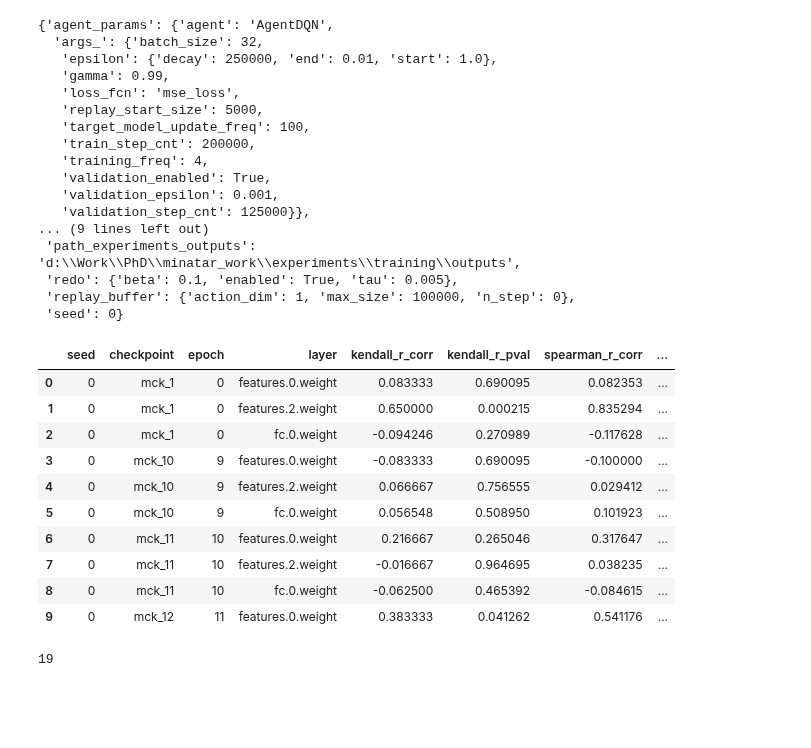
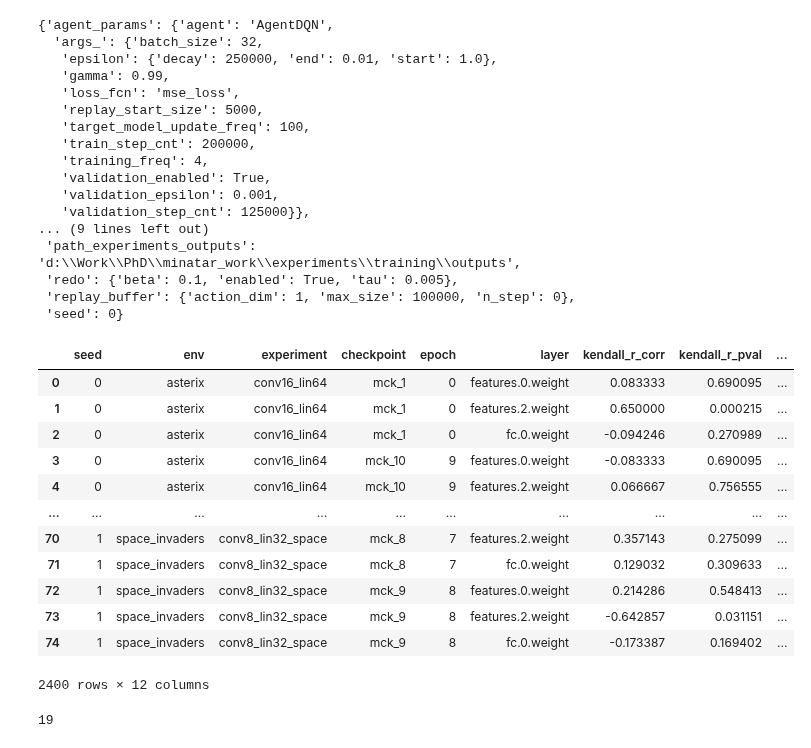
Before and after one commit to mariusdgm/minatar_work, a Jupyter notebook: experiments/pruning/pruning_redo.ipynb, the cells around one changed output. Drawn from its saved outputs; the diff is of its cells as text; code cells hidden in the pictures; blank space fills up the shorter version.

```diff
--- a/experiments/pruning/pruning_redo.ipynb
+++ b/experiments/pruning/pruning_redo.ipynb
@@ -96,13 +96,29 @@ def compare_redo_pruning(exp_paths):
 
     results = []
     for checkpoint_path in checkpoints_paths:
+
+        # Build a new model
+        validation_env = build_environment(
+            cfg["environment"], cfg["seed"]
+        )
+
+        # returns state as [w, h, channels]
+        state_shape = validation_env.observation_space.shape
+
+        # permute to get batch, channel, w, h shape
+        # specific to minatar
+        in_features = (state_shape[2], state_shape[0], state_shape[1])
+        in_channels = in_features[0]
+        num_actions = validation_env.action_space.n
+
+        checkpoint_model = Conv_QNET(in_features = in_features,
+                                    in_channels = in_channels,
+                                    num_actions = num_actions,
+                                    **cfg["estimator"]["args_"])
+        checkpoint_model = apply_redo_parametrization(checkpoint_model, tau=0.1)
+
         # Get the state of the model
         checkpoint_models_state = torch.load(checkpoint_path)
-        checkpoint_model = Conv_QNET(in_features = (4, 10, 10),
-                                    in_channels = 4,
-                                    num_actions = 6,
-                                    **cfg["estimator"]["args_"])
-        checkpoint_model = apply_redo_parametrization(checkpoint_model, tau=0.1)
         checkpoint_model.load_state_dict(checkpoint_models_state["policy_model_state_dict"])
         model_state = checkpoint_model.state_dict()
 
@@ -137,6 +153,8 @@ def compare_redo_pruning(exp_paths):
 
 
             new_row = {"seed": cfg["seed"],
+                       "env": cfg["environment"],
+                       "experiment": "_".join(cfg["experiment_name"].split("_")[:-2]),
                         "checkpoint": os.path.basename(checkpoint_path),
                         "epoch": check_index,
                         "layer": layer_key,
@@ -149,22 +167,33 @@ def compare_redo_pruning(exp_paths):
                         }
             results.append(new_row)
 
-    return pd.DataFrame(results)
+    df = pd.DataFrame(results)
+
+    return df
-# %%
-res = compare_redo_pruning(exp_paths=experiment_paths[0])
-res.iloc[0:10]
-# %% [output]
-|  | seed | checkpoint | epoch | layer | kendall_r_corr | kendall_r_pval | spearman_r_corr | ... |
-| 0 | 0 | mck_1 | 0 | features.0.weight | 0.083333 | 0.690095 | 0.082353 | ... |
-| 1 | 0 | mck_1 | 0 | features.2.weight | 0.650000 | 0.000215 | 0.835294 | ... |
-| 2 | 0 | mck_1 | 0 | fc.0.weight | -0.094246 | 0.270989 | -0.117628 | ... |
-| 3 | 0 | mck_10 | 9 | features.0.weight | -0.083333 | 0.690095 | -0.100000 | ... |
-| 4 | 0 | mck_10 | 9 | features.2.weight | 0.066667 | 0.756555 | 0.029412 | ... |
-| 5 | 0 | mck_10 | 9 | fc.0.weight | 0.056548 | 0.508950 | 0.101923 | ... |
-| 6 | 0 | mck_11 | 10 | features.0.weight | 0.216667 | 0.265046 | 0.317647 | ... |
-| 7 | 0 | mck_11 | 10 | features.2.weight | -0.016667 | 0.964695 | 0.038235 | ... |
-| 8 | 0 | mck_11 | 10 | fc.0.weight | -0.062500 | 0.465392 | -0.084615 | ... |
-| 9 | 0 | mck_12 | 11 | features.0.weight | 0.383333 | 0.041262 | 0.541176 | ... |
+# %%
+exp_analysis_results = []
+
+for exp_paths in experiment_paths:
+    exp_analysis_results.append(compare_redo_pruning(exp_paths))
+
+
+# concatenate the dataframes vertically
+df_res = pd.concat(exp_analysis_results)
+df_res
+# %% [output]
+|  | seed | env | experiment | checkpoint | epoch | layer | kendall_r_corr | kendall_r_pval | ... |
+| 0 | 0 | asterix | conv16_lin64 | mck_1 | 0 | features.0.weight | 0.083333 | 0.690095 | ... |
+| 1 | 0 | asterix | conv16_lin64 | mck_1 | 0 | features.2.weight | 0.650000 | 0.000215 | ... |
+| 2 | 0 | asterix | conv16_lin64 | mck_1 | 0 | fc.0.weight | -0.094246 | 0.270989 | ... |
+| 3 | 0 | asterix | conv16_lin64 | mck_10 | 9 | features.0.weight | -0.083333 | 0.690095 | ... |
+| 4 | 0 | asterix | conv16_lin64 | mck_10 | 9 | features.2.weight | 0.066667 | 0.756555 | ... |
+| ... | ... | ... | ... | ... | ... | ... | ... | ... | ... |
+| 70 | 1 | space_invaders | conv8_lin32_space | mck_8 | 7 | features.2.weight | 0.357143 | 0.275099 | ... |
+| 71 | 1 | space_invaders | conv8_lin32_space | mck_8 | 7 | fc.0.weight | 0.129032 | 0.309633 | ... |
+| 72 | 1 | space_invaders | conv8_lin32_space | mck_9 | 8 | features.0.weight | 0.214286 | 0.548413 | ... |
+| 73 | 1 | space_invaders | conv8_lin32_space | mck_9 | 8 | features.2.weight | -0.642857 | 0.031151 | ... |
+| 74 | 1 | space_invaders | conv8_lin32_space | mck_9 | 8 | fc.0.weight | -0.173387 | 0.169402 | ... |
+2400 rows × 12 columns
 # %%
 # big TODO
 # Experiment 1: Set a threshold -> computed to select nr of dead neurons
```
Also changed, not shown: parts of 5 cells of this notebook.
